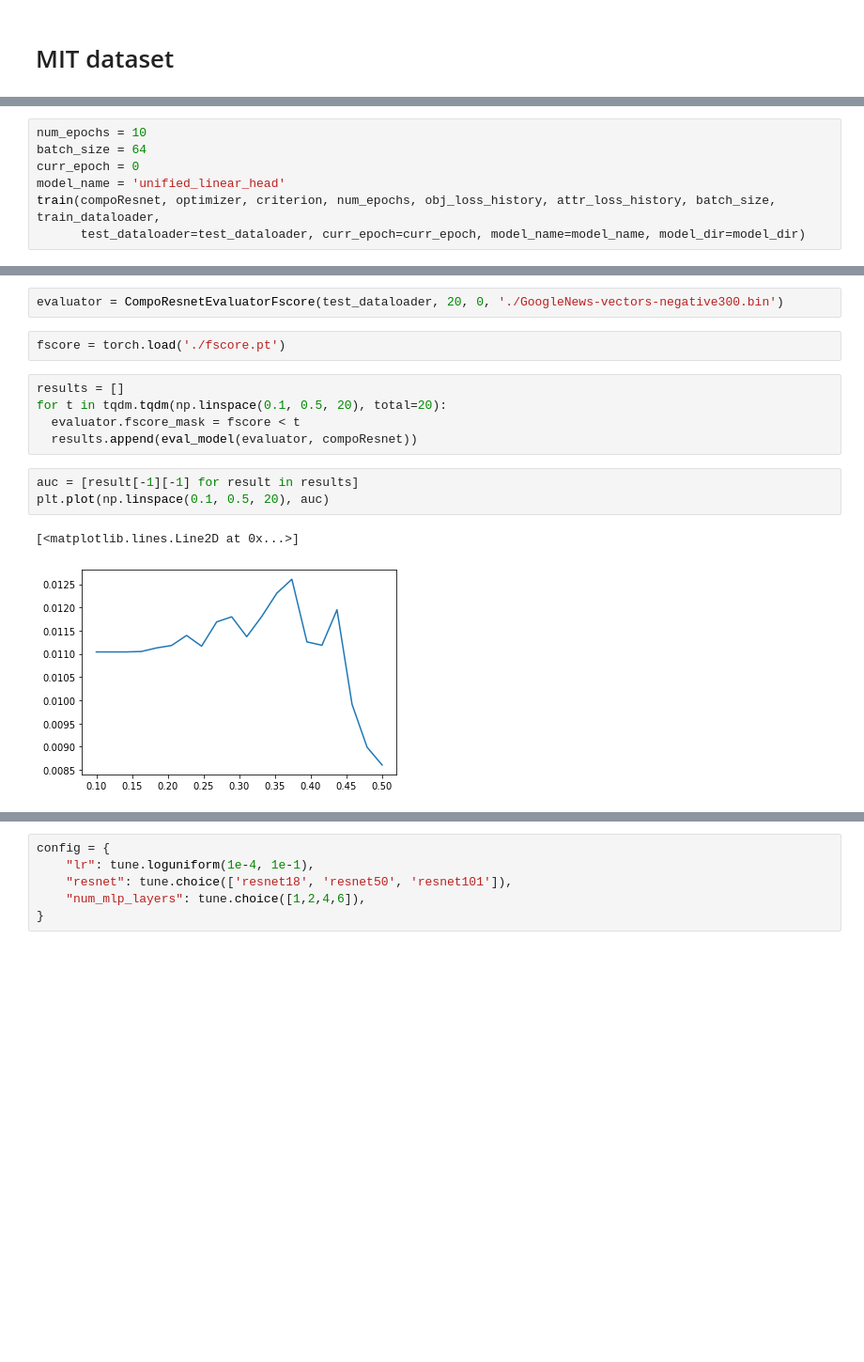
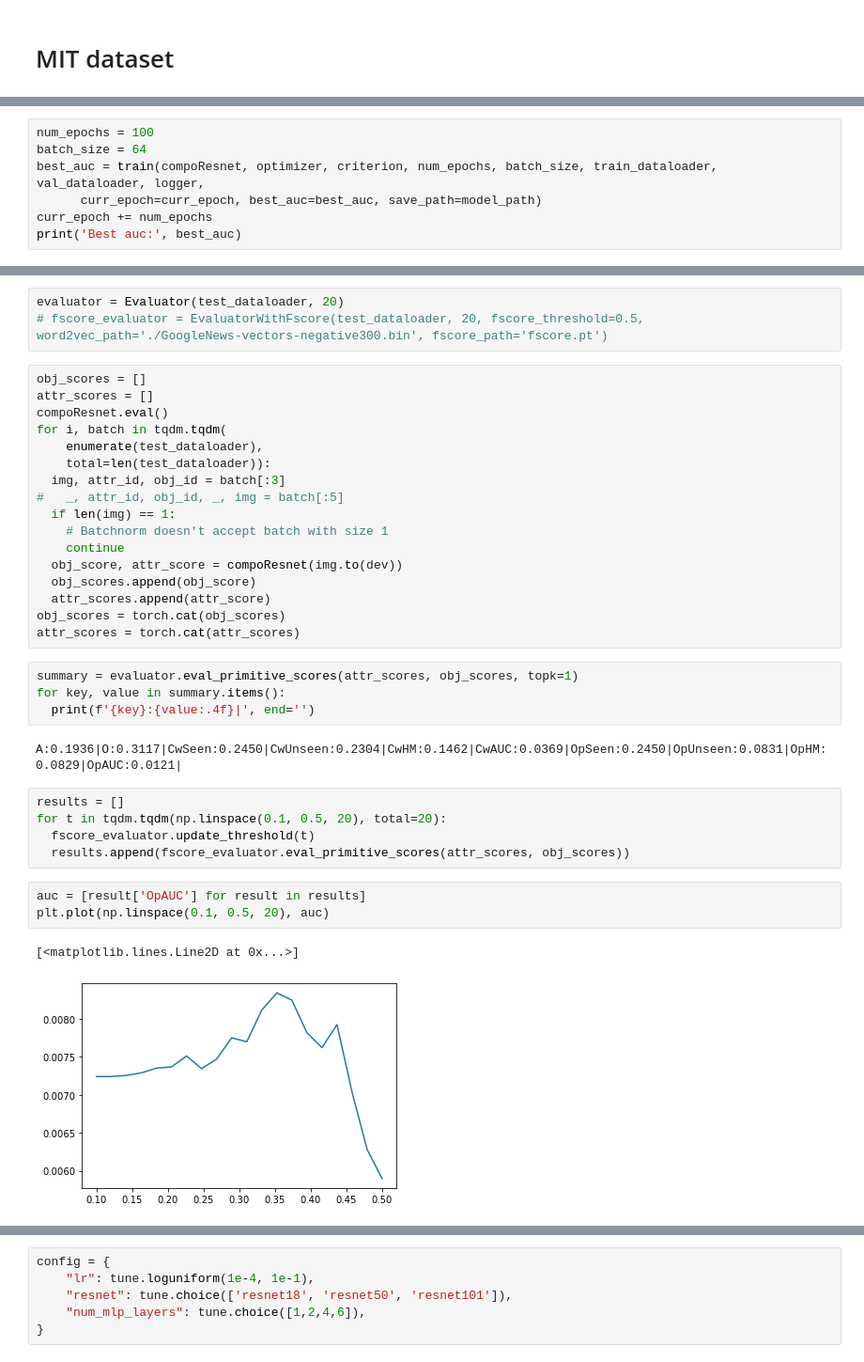
Before and after one commit to WeissZucker/CZSL, a Jupyter notebook: mitstates_tune.ipynb, the cells around one changed output, grey strips where cells are left out. Shown at 94% size. Cells and saved outputs as stored; diff of their text form; blank space fills up the shorter version.

```diff
--- a/mitstates_tune.ipynb
+++ b/mitstates_tune.ipynb
@@ -61,7 +70,7 @@ Using cache found in /home/ubuntu/.cache/torch/hub/pytorch_vision_v0.9.0
 # %%
-num_epochs = 10
+num_epochs = 100
 batch_size = 64
-curr_epoch = 0
-model_name = 'unified_linear_head'
-train(compoResnet, optimizer, criterion, num_epochs, obj_loss_history, attr_loss_history, batch_size, train_dataloader,
-      test_dataloader=test_dataloader, curr_epoch=curr_epoch, model_name=model_name, model_dir=model_dir)
+best_auc = train(compoResnet, optimizer, criterion, num_epochs, batch_size, train_dataloader, val_dataloader, logger,
+      curr_epoch=curr_epoch, best_auc=best_auc, save_path=model_path)
+curr_epoch += num_epochs
+print('Best auc:', best_auc)
@@ -77,15 +77,37 @@ A:0.187|O:0.301|CwSeen:0.228|CwUnseen:0.220|CwHM:0.134|CwAUC:0.03191|OpSeen:0.22
 # %%
-evaluator = CompoResnetEvaluatorFscore(test_dataloader, 20, 0, './GoogleNews-vectors-negative300.bin')
+evaluator = Evaluator(test_dataloader, 20)
+# fscore_evaluator = EvaluatorWithFscore(test_dataloader, 20, fscore_threshold=0.5, word2vec_path='./GoogleNews-vectors-negative300.bin', fscore_path='fscore.pt')
-# %%
-fscore = torch.load('./fscore.pt')
+# %%
+obj_scores = []
+attr_scores = []
+compoResnet.eval()
+for i, batch in tqdm.tqdm(
+    enumerate(test_dataloader),
+    total=len(test_dataloader)):
+  img, attr_id, obj_id = batch[:3]
+#   _, attr_id, obj_id, _, img = batch[:5]
+  if len(img) == 1:
+    # Batchnorm doesn't accept batch with size 1
+    continue
+  obj_score, attr_score = compoResnet(img.to(dev))
+  obj_scores.append(obj_score)
+  attr_scores.append(attr_score)
+obj_scores = torch.cat(obj_scores)
+attr_scores = torch.cat(attr_scores)
+# %%
+summary = evaluator.eval_primitive_scores(attr_scores, obj_scores, topk=1)
+for key, value in summary.items():
+  print(f'{key}:{value:.4f}|', end='')
+# %% [output]
+A:0.1936|O:0.3117|CwSeen:0.2450|CwUnseen:0.2304|CwHM:0.1462|CwAUC:0.0369|OpSeen:0.2450|OpUnseen:0.0831|OpHM:0.0829|OpAUC:0.0121|
 # %%
 results = []
 for t in tqdm.tqdm(np.linspace(0.1, 0.5, 20), total=20):
-  evaluator.fscore_mask = fscore < t
-  results.append(eval_model(evaluator, compoResnet))
+  fscore_evaluator.update_threshold(t)
+  results.append(fscore_evaluator.eval_primitive_scores(attr_scores, obj_scores))
 # %%
-auc = [result[-1][-1] for result in results]
+auc = [result['OpAUC'] for result in results]
 plt.plot(np.linspace(0.1, 0.5, 20), auc)
 # %% [output]
 [<matplotlib.lines.Line2D at 0x...>]
-[figure, old version]
+[figure, new version]
```
Also changed, not shown: parts of 9 cells of this notebook.
